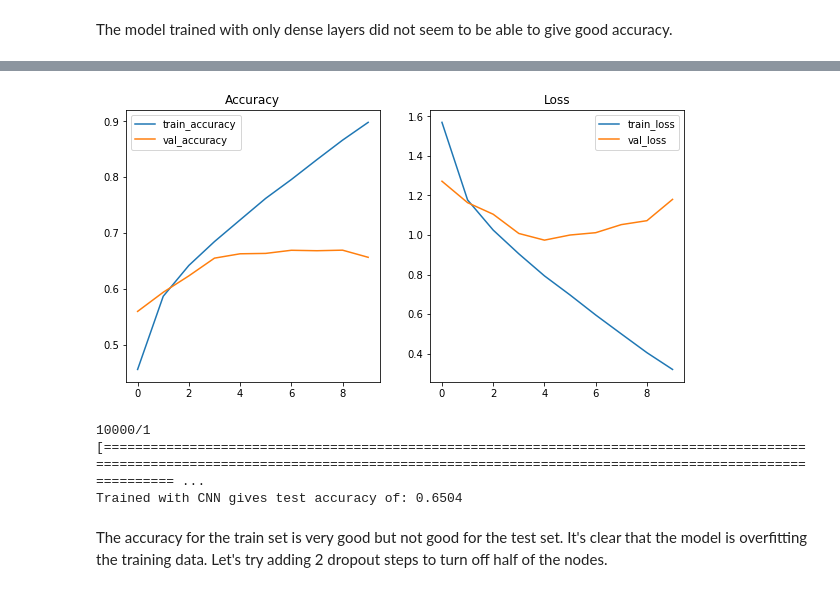
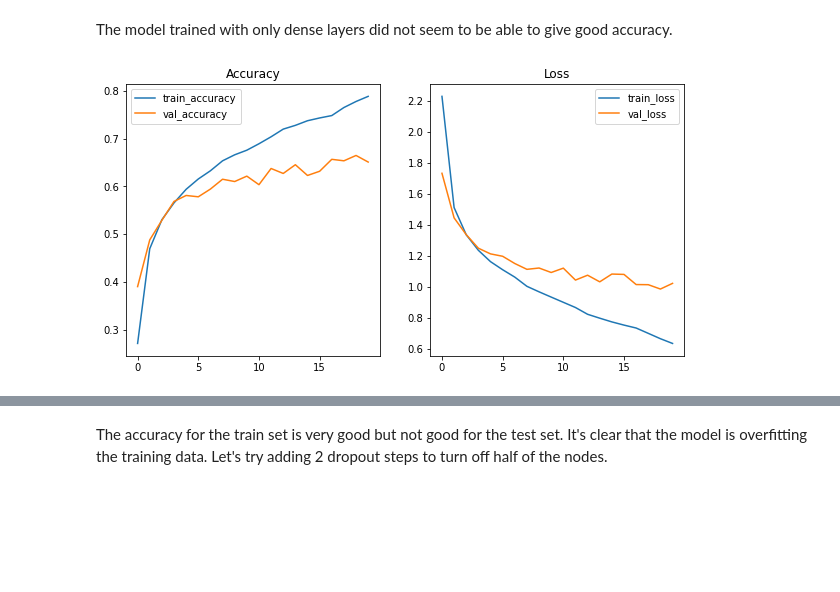
Before and after one commit to bbchen33/Deep-learning, a Jupyter notebook: Tensorflow-small-image-cifar10-training.ipynb, the cells around one changed output, grey strips where cells are left out. Drawn from its saved outputs; the diff is of its cells as text; code cells hidden in the pictures; blank space fills up the shorter version.

```diff
--- a/Tensorflow-small-image-cifar10-training.ipynb
+++ b/Tensorflow-small-image-cifar10-training.ipynb
@@ -60,4 +63,4 @@ model = tf.keras.Sequential([
 ])
 # %%
 model.compile(optimizer = 'adam', loss = 'categorical_crossentropy', metrics = ['accuracy'])
-history = model.fit(X_train_normal, y_train_category, batch_size = 128, epochs = 10, validation_split = 0.2)
+history = model.fit(X_train_normal, y_train_category, batch_size = 512, epochs = 20, validation_split = 0.2, verbose = 0)
@@ -121,5 +98,7 @@ model2 = tf.keras.Sequential([
 ])
 # %%
 model2.compile(optimizer = 'adam', loss = 'categorical_crossentropy', metrics = ['accuracy'])
-history2 = model2.fit(X_train_normal, y_train_category, batch_size = 128, epochs = 10, validation_split = 0.2)
+history2 = model2.fit(X_train_normal, y_train_category, batch_size = 1024, epochs = 20, validation_split = 0.2, verbose = 0)
+training_progress(model2, history2)
 # %% [output]
+[figure, added]
@@ -150,10 +107,3 @@ Epoch 10/10
-# %%
-training_progress(model2, history2)
-print('Trained with CNN gives test accuracy of:',model2.evaluate(X_test_normal, y_test_category)[1])
-# %% [output]
-[figure, removed]
-10000/1 [=============================================================================================================================================================================================== ...
-Trained with CNN gives test accuracy of: 0.6504
 # %% [markdown]
 The accuracy for the train set is very good but not good for the test set. It's clear that the model is overfitting the training data. Let's try adding 2 dropout steps to turn off half of the nodes.
 # %%
```
Also changed, not shown: parts of 17 cells of this notebook.
